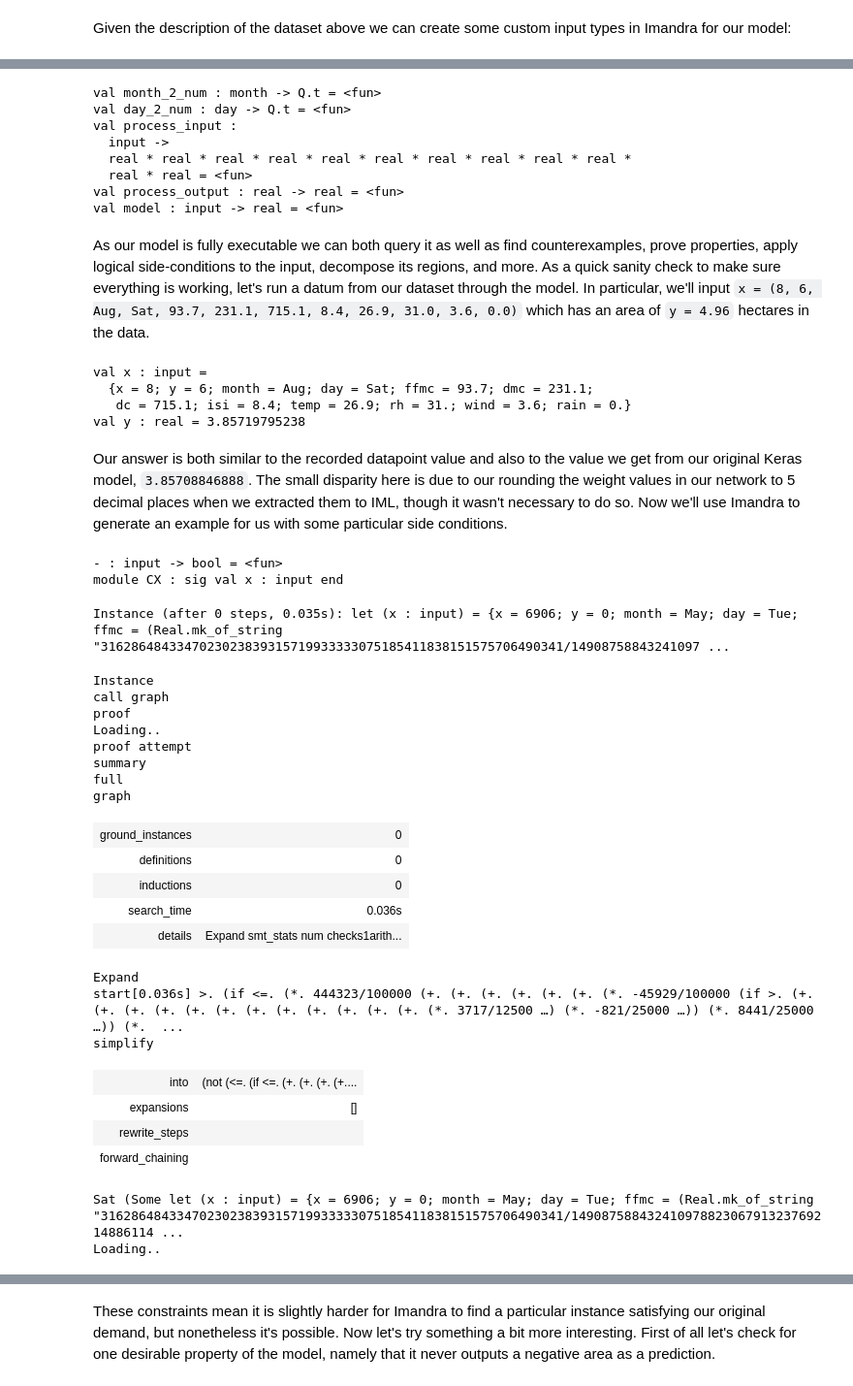
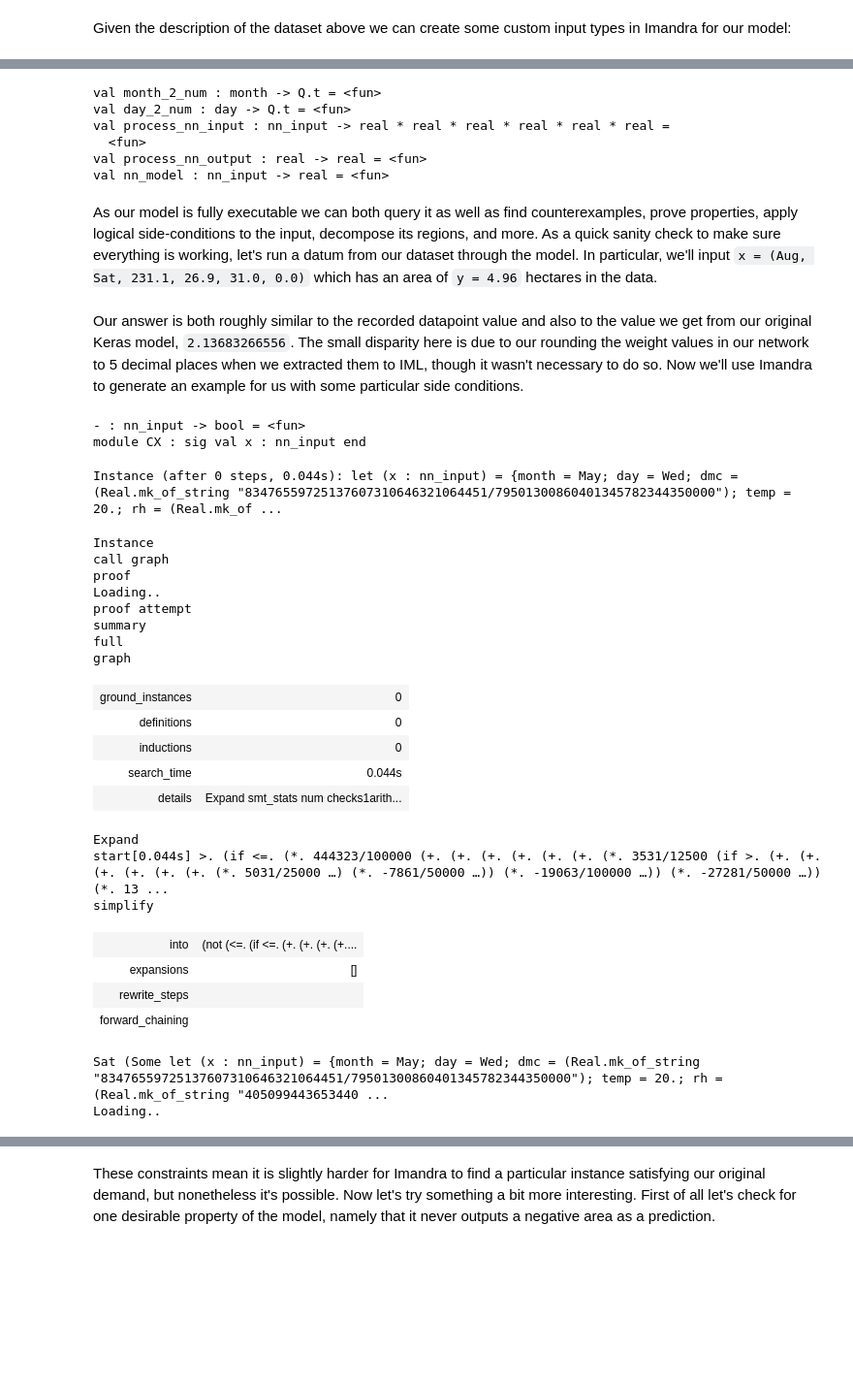
Before and after one commit to imandra-ai/imandra-stats-experiments, a Jupyter notebook: supervised_learning/supervised_learning.ipynb, the cells around one changed output, grey strips where cells are left out. Shown at 97% size. Cells and saved outputs as stored; diff of their text form; code cells hidden in the pictures; blank space fills up the shorter version.

```diff
--- a/supervised_learning/supervised_learning.ipynb
+++ b/supervised_learning/supervised_learning.ipynb
@@ -152,26 +569,18 @@ if day = Fri then 1.223 else
 if day = Sat then 0.377 else
 0.000;;
 
-let process_input input = let open Real in
+let process_nn_input input = let open Real in
 let real_month = month_2_num input.month in
 let real_day = day_2_num input.day in
-let real_x = Real.of_int(input.x) in
-let real_y = Real.of_int(input.y) in
-let x_0 =  (real_x     - 1.0)  / (9.0   - 1.0)  in
-let x_1 =  (real_y     - 2.0)  / (9.0   - 2.0)  in
-let x_2 =  (real_month - 0.0)  / (2.0   - 0.0)  in
-let x_3 =  (real_day   - 0.0)  / (1.901 - 0.0)  in
-let x_4 =  (input.ffmc - 18.7) / (96.2  - 18.7) in
-let x_5 =  (input.dmc  - 1.1)  / (291.3 - 1.1)  in
-let x_6 =  (input.dc   - 7.9)  / (860.6 - 7.9)  in
-let x_7 =  (input.isi  - 0.0)  / (56.1  - 0.0)  in
-let x_8 =  (input.temp - 2.2)  / (33.3  - 2.2)  in
-let x_9 =  (input.rh   - 15.0) / (100.0 - 15.0) in
-let x_10 =  (input.wind - 0.4) / (9.4   - 0.4)  in
-let x_11 = (input.rain - 0.0)  / (6.40  - 0.0)  in
-(x_0, x_1, x_2, x_3, x_4, x_5, x_6, x_7, x_8, x_9, x_10, x_11);;
+let x_0 = (real_month - 0.0)  / (2.0   - 0.0)  in
+let x_1 = (real_day   - 0.0)  / (1.901 - 0.0)  in
+let x_2 = (input.dmc  - 1.1)  / (291.3 - 1.1)  in
+let x_3 = (input.temp - 2.2)  / (33.3  - 2.2)  in
+let x_4 = (input.rh   - 15.0) / (100.0 - 15.0) in
+let x_5 = (input.rain - 0.0)  / (6.40  - 0.0)  in
+(x_0, x_1, x_2, x_3, x_4, x_5);;
 
-let process_output y_0 = let open Real in
+let process_nn_output y_0 = let open Real in
 let y = 4.44323 * y_0 in
 if y <= 1.0 then (y - 0.00000) * 1.71828 else
 if y <= 2.0 then (y - 0.63212) * 4.67077 else
@@ -182,71 +591,58 @@ if y <= 4.0 then (y - 2.44700) * 34.51261 else
 if y <= 6.0 then (y - 4.42194) * 255.01563 else
 (y - 5.41946) * 693.20436 ;; *)
 
-let model input = input
-|> process_input
+let nn_model input = input
+|> process_nn_input
 |> nn
-|> process_output;;
+|> process_nn_output;;
 # %% [output]
 val month_2_num : month -> Q.t = <fun>
 val day_2_num : day -> Q.t = <fun>
-val process_input :
-  input ->
-  real * real * real * real * real * real * real * real * real * real *
-  real * real = <fun>
-val process_output : real -> real = <fun>
-val model : input -> real = <fun>
+val process_nn_input : nn_input -> real * real * real * real * real * real =
+  <fun>
+val process_nn_output : real -> real = <fun>
+val nn_model : nn_input -> real = <fun>
 # %% [markdown]
-As our model is fully executable we can both query it as well as find counterexamples, prove properties, apply logical side-conditions to the input, decompose its regions, and more. As a quick sanity check to make sure everything is working, let's run a datum from our dataset through the model. In particular, we'll input  `x = (8, 6, Aug, Sat, 93.7, 231.1, 715.1, 8.4, 26.9, 31.0, 3.6, 0.0)` which has an area of `y = 4.96` hectares in the data.
+As our model is fully executable we can both query it as well as find counterexamples, prove properties, apply logical side-conditions to the input, decompose its regions, and more. As a quick sanity check to make sure everything is working, let's run a datum from our dataset through the model. In particular, we'll input  `x = (Aug, Sat, 231.1, 26.9, 31.0, 0.0)` which has an area of `y = 4.96` hectares in the data.
 # %%
 let x = {
-  x = 8;
-  y = 6;
   month = Aug;
   day = Sat;
-  ffmc = 93.7;
   dmc = 231.1;
-  dc = 715.1;
-  isi = 8.4;
   temp = 26.9;
   rh = 31.0;
-  wind = 3.6;
   rain = 0.0;};;
 
-let y = model x;;
+let y = nn_model x;;
-# %% [output]
-val x : input =
-  {x = 8; y = 6; month = Aug; day = Sat; ffmc = 93.7; dmc = 231.1;
-   dc = 715.1; isi = 8.4; temp = 26.9; rh = 31.; wind = 3.6; rain = 0.}
-val y : real = 3.85719795238
 # %% [markdown]
-Our answer is both similar to the recorded datapoint value and also to the value we get from our original Keras model, `3.85708846888`. The small disparity here is due to our rounding the weight values in our network to 5 decimal places when we extracted them to IML, though it wasn't necessary to do so. Now we'll use Imandra to generate an example for us with some particular side conditions.
+Our answer is both roughly similar to the recorded datapoint value and also to the value we get from our original Keras model, `2.13683266556`. The small disparity here is due to our rounding the weight values in our network to 5 decimal places when we extracted them to IML, though it wasn't necessary to do so. Now we'll use Imandra to generate an example for us with some particular side conditions.
 # %%
-instance (fun x -> model x >. 50.0 && x.temp = 20.0 && x.month = May);;
+instance (fun x -> nn_model x >. 20.0 && x.temp = 20.0 && x.month = May);;
 # %% [output]
-- : input -> bool = <fun>
-module CX : sig val x : input end
+- : nn_input -> bool = <fun>
+module CX : sig val x : nn_input end
-Instance (after 0 steps, 0.035s): let (x : input) = {x = 6906; y = 0; month = May; day = Tue; ffmc = (Real.mk_of_string "3162864843347023023839315719933333075185411838151575706490341/14908758843241097 ...
+Instance (after 0 steps, 0.044s): let (x : nn_input) = {month = May; day = Wed; dmc = (Real.mk_of_string "83476559725137607310646321064451/79501300860401345782344350000"); temp = 20.; rh = (Real.mk_of ...
 Instance
 call graph
 proof
 Loading..
 proof attempt
 summary
 full
 graph
 | ground_instances | 0 |
 | definitions | 0 |
 | inductions | 0 |
-| search_time | 0.036s |
+| search_time | 0.044s |
 | details | Expand smt_stats num checks1arith... |
 Expand
-start[0.036s] >. (if <=. (*. 444323/100000 (+. (+. (+. (+. (+. (+. (*. -45929/100000 (if >. (+. (+. (+. (+. (+. (+. (+. (+. (+. (+. (+. (+. (*. 3717/12500 …) (*. -821/25000 …)) (*. 8441/25000 …)) (*.  ...
+start[0.044s] >. (if <=. (*. 444323/100000 (+. (+. (+. (+. (+. (+. (*. 3531/12500 (if >. (+. (+. (+. (+. (+. (+. (*. 5031/25000 …) (*. -7861/50000 …)) (*. -19063/100000 …)) (*. -27281/50000 …)) (*. 13 ...
 simplify
 | into | (not (<=. (if <=. (+. (+. (+. (+.... |
 | expansions | [] |
 | rewrite_steps |  |
 | forward_chaining |  |
-Sat (Some let (x : input) = {x = 6906; y = 0; month = May; day = Tue; ffmc = (Real.mk_of_string "3162864843347023023839315719933333075185411838151575706490341/14908758843241097882306791323769214886114 ...
+Sat (Some let (x : nn_input) = {month = May; day = Wed; dmc = (Real.mk_of_string "83476559725137607310646321064451/79501300860401345782344350000"); temp = 20.; rh = (Real.mk_of_string "405099443653440 ...
 Loading..
 # %%
 CX.x;;
```
Also changed, not shown: parts of 47 cells of this notebook, 8 other files.
